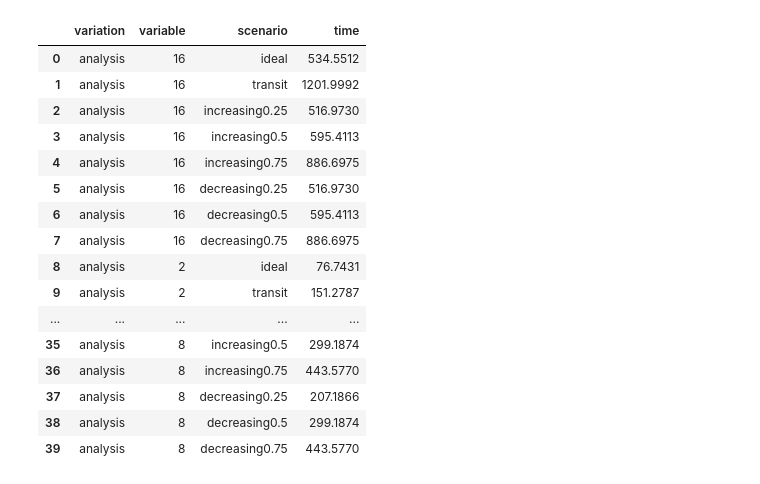
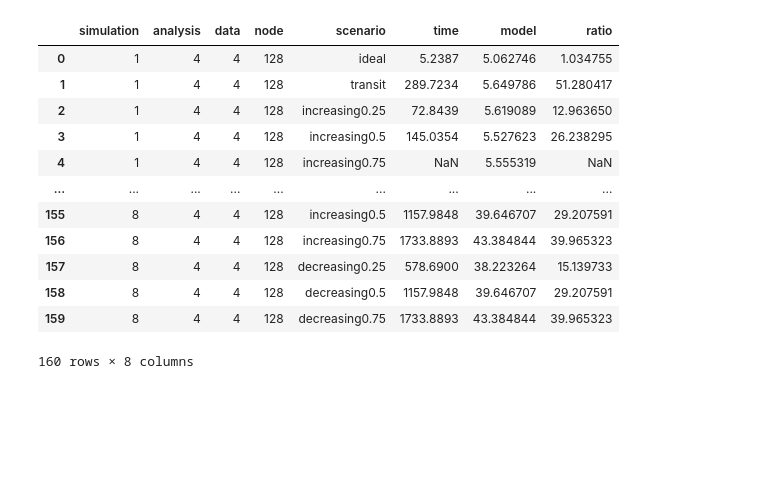
Before and after one commit to Analytics4MD/insitu-ensemble-simulator, a Jupyter notebook: analysis/plot.ipynb, the cells around one changed output. Cells and saved outputs as stored; diff of their text form; code cells hidden in the pictures; blank space fills up the shorter version.

```diff
--- a/analysis/plot.ipynb
+++ b/analysis/plot.ipynb
@@ -21,25 +22,22 @@ sns.set_palette("twilight_shifted_r")
 # %%
 data_csv = "./data.csv"
 data_df = pd.read_csv(data_csv, comment='#')
+data_df['ratio'] = data_df['time'] / data_df['model']
 data_df
 # %% [output]
-|  | variation | variable | scenario | time |
-| 0 | analysis | 16 | ideal | 534.5512 |
-| 1 | analysis | 16 | transit | 1201.9992 |
-| 2 | analysis | 16 | increasing0.25 | 516.9730 |
-| 3 | analysis | 16 | increasing0.5 | 595.4113 |
-| 4 | analysis | 16 | increasing0.75 | 886.6975 |
-| 5 | analysis | 16 | decreasing0.25 | 516.9730 |
-| 6 | analysis | 16 | decreasing0.5 | 595.4113 |
-| 7 | analysis | 16 | decreasing0.75 | 886.6975 |
-| 8 | analysis | 2 | ideal | 76.7431 |
-| 9 | analysis | 2 | transit | 151.2787 |
-| ... | ... | ... | ... | ... |
-| 35 | analysis | 8 | increasing0.5 | 299.1874 |
-| 36 | analysis | 8 | increasing0.75 | 443.5770 |
-| 37 | analysis | 8 | decreasing0.25 | 207.1866 |
-| 38 | analysis | 8 | decreasing0.5 | 299.1874 |
-| 39 | analysis | 8 | decreasing0.75 | 443.5770 |
+|  | simulation | analysis | data | node | scenario | time | model | ratio |
+| 0 | 1 | 4 | 4 | 128 | ideal | 5.2387 | 5.062746 | 1.034755 |
+| 1 | 1 | 4 | 4 | 128 | transit | 289.7234 | 5.649786 | 51.280417 |
+| 2 | 1 | 4 | 4 | 128 | increasing0.25 | 72.8439 | 5.619089 | 12.963650 |
+| 3 | 1 | 4 | 4 | 128 | increasing0.5 | 145.0354 | 5.527623 | 26.238295 |
+| 4 | 1 | 4 | 4 | 128 | increasing0.75 | NaN | 5.555319 | NaN |
+| ... | ... | ... | ... | ... | ... | ... | ... | ... |
+| 155 | 8 | 4 | 4 | 128 | increasing0.5 | 1157.9848 | 39.646707 | 29.207591 |
+| 156 | 8 | 4 | 4 | 128 | increasing0.75 | 1733.8893 | 43.384844 | 39.965323 |
+| 157 | 8 | 4 | 4 | 128 | decreasing0.25 | 578.6900 | 38.223264 | 15.139733 |
+| 158 | 8 | 4 | 4 | 128 | decreasing0.5 | 1157.9848 | 39.646707 | 29.207591 |
+| 159 | 8 | 4 | 4 | 128 | decreasing0.75 | 1733.8893 | 43.384844 | 39.965323 |
+160 rows × 8 columns
 # %%
 !export PATH="/home/tudo/.vscode-server/bin/dfd34e8260c270da74b5c2d86d61aee4b6d56977/bin/remote-cli:/home/tudo/software/opt/texlive/bin/x86_64-linux:/home/tudo/software/opt/wrench/bin:/home/tudo/software/opt/simgrid/bin:/home/tudo/software/install/bin:/usr/local/bin:/usr/bin:/usr/local/sbin:/usr/sbin:/home/tudo/.local/bin:/home/tudo/.local/bin"
 !echo $PATH
```
Also changed, not shown: parts of 8 cells of this notebook.
